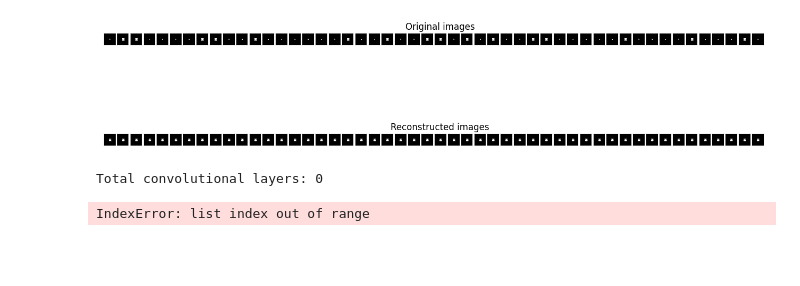
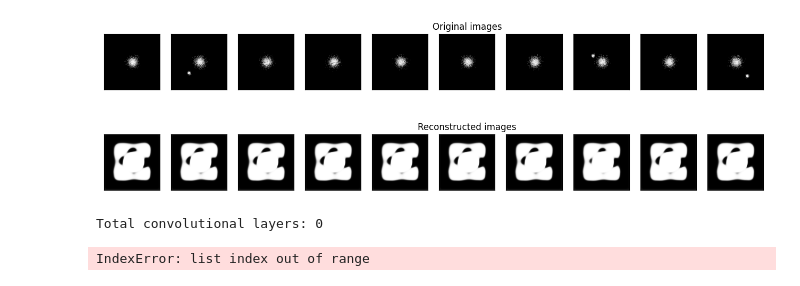
Before and after one commit to AstroMusers/AI-Boosted-Coronagraphy, a Jupyter notebook: ml/synth_dataset.ipynb, the cells around one changed output. Cells and saved outputs as stored; diff of their text form; code cells hidden in the pictures; blank space fills up the shorter version.

```diff
--- a/ml/synth_dataset.ipynb
+++ b/ml/synth_dataset.ipynb
@@ -176,8 +327,8 @@ torch.manual_seed(0)
 d = 4
 
 #model = Autoencoder(encoded_space_dim=encoded_space_dim)
-encoder = Encoder(encoded_space_dim=d,fc2_input_dim=128)
-decoder = Decoder(encoded_space_dim=d,fc2_input_dim=128)
+encoder = Encoder()
+decoder = Decoder()
 params_to_optimize = [
     {'params': encoder.parameters()},
     {'params': decoder.parameters()}
@@ -192,6 +343,8 @@ print(f'Selected device: {device}')
 # Move both the encoder and the decoder to the selected device
 encoder.to(device)
 decoder.to(device)
+
+encoder, decoder
 # %% [output]
 Total GPU count: 4
 Selected GPU index: 0
@@ -345,9 +468,9 @@ def plot_ae_outputs(encoder,decoder,n=10):
                 ax.set_title('Reconstructed images')
     plt.show()
 # %%
-plot_ae_outputs(encoder, decoder, 50)
+plot_ae_outputs(encoder, decoder, 10)
 # %% [output]
-[figure, old version]
+[figure, new version]
 # %%
 model_weights = []
 conv_layers = []
```
Also changed, not shown: parts of 10 cells of this notebook, 6 other files.
